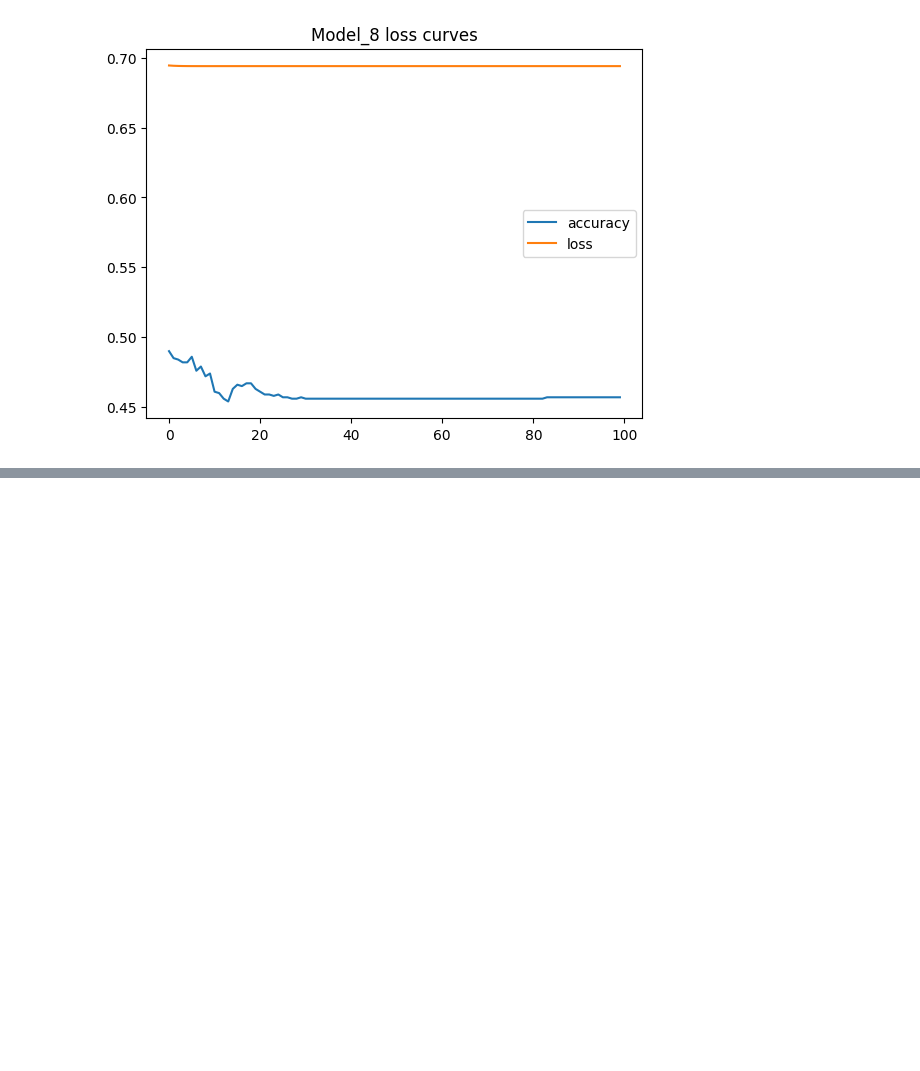
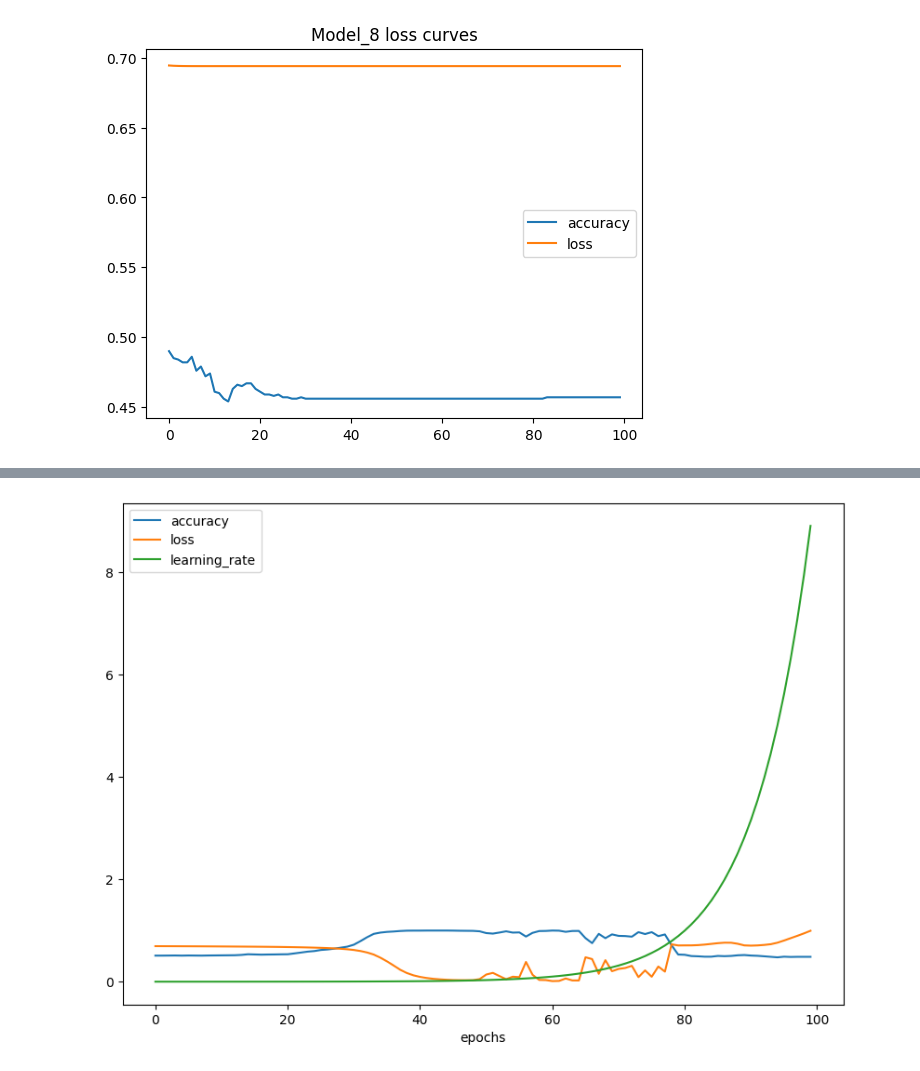
Before and after one commit to Amir-ali-anwar/AI-Learning, a Jupyter notebook: TensorFlow/01_tensorflow_basics/02_neural_network_classification_in_tensorflow.ipynb, the cells around one changed output, grey strips where cells are left out. Drawn from its saved outputs; the diff is of its cells as text; code cells hidden in the pictures; blank space fills up the shorter version.

```diff
--- a/TensorFlow/01_tensorflow_basics/02_neural_network_classification_in_tensorflow.ipynb
+++ b/TensorFlow/01_tensorflow_basics/02_neural_network_classification_in_tensorflow.ipynb
@@ -601,0 +611,23 @@ plt.title("Model_8 loss curves");
+# %%
+# Set the random seed
+tf.random.set_seed(42)
+
+# 1. Create the model
+model_8 = tf.keras.Sequential([
+  tf.keras.layers.Dense(10, activation="relu"),
+  tf.keras.layers.Dense(4, activation="relu"),
+  tf.keras.layers.Dense(1, activation="sigmoid")
+])
+
+# 2. Compile the model
+model_8.compile(loss="binary_crossentropy",
+                optimizer=tf.keras.optimizers.Adam(learning_rate=0.001),
+                metrics=["accuracy"])
+
+
+# Create a learning rate callback
+lr_scheduler = tf.keras.callbacks.LearningRateScheduler(lambda epoch: 1e-4 * 10**(epoch/20))
+
+
+# 3. Fit the model
+history_9= model_8.fit(x_train, y_train, epochs=100, verbose=1, callbacks=[lr_scheduler])
@@ -601,0 +652,4 @@ plt.title("Model_8 loss curves");
+# %%
+pd.DataFrame(history_9.history).plot(figsize=(10, 7), xlabel="epochs");
+# %% [output]
+[figure, added]
```
Also changed, not shown: parts of 4 cells of this notebook.
